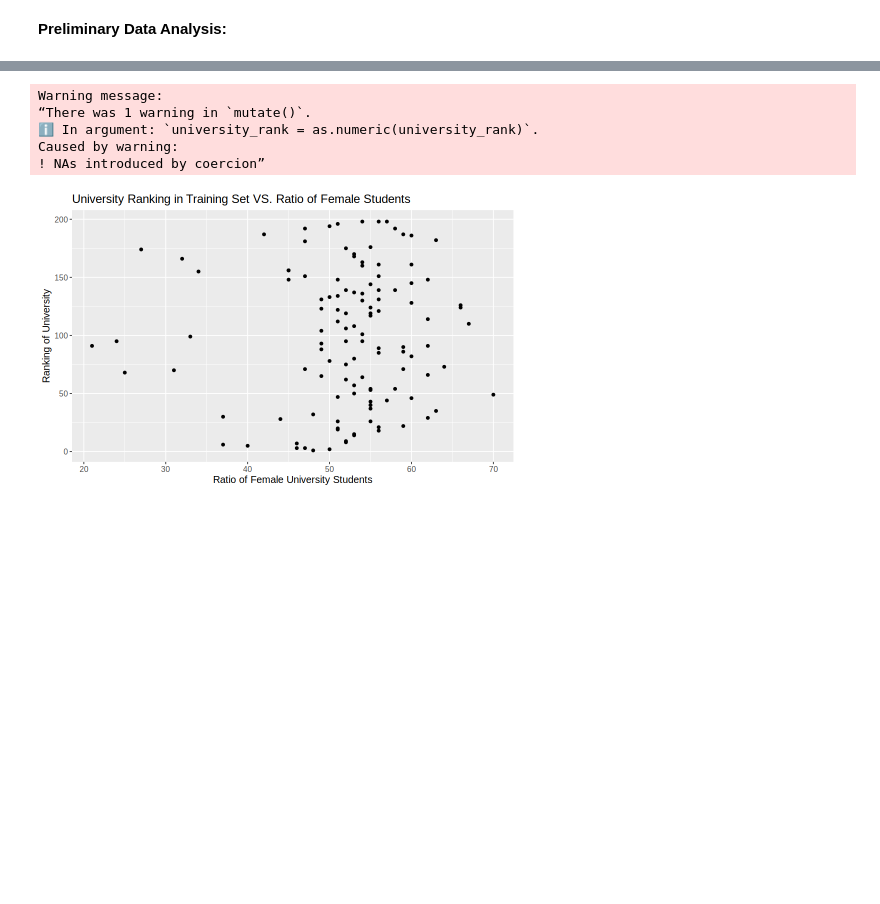
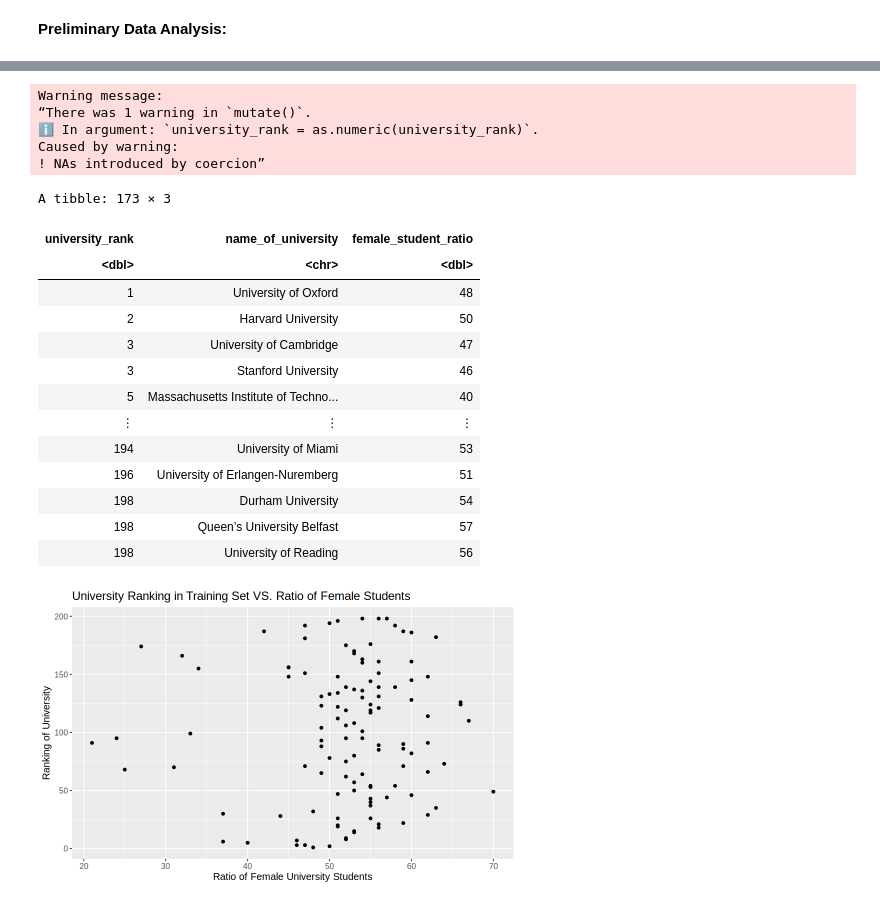
Before and after one commit to petercmh01/DSCI_004_Group_36, a Jupyter notebook: Project_Proposal_36.ipynb, the cells around one changed output, grey strips where cells are left out. Cells and saved outputs as stored; diff of their text form; code cells hidden in the pictures; blank space fills up the shorter version.

```diff
--- a/Project_Proposal_36.ipynb
+++ b/Project_Proposal_36.ipynb
@@ -82,33 +97,48 @@ university_rename <- university_data |> #rename relevant columns
         "number_of_students" = "No of student",
         "number_students_per_staff" = "No of student per staff",
         "international_students" = "International Student",
         "femalemale_ratio" = "Female:Male Ratio"
     )
 
 university_student_stats <- university_rename |> #create tibble with only relvant columns
     select(university_rank, name_of_university, number_of_students, number_students_per_staff,
            international_students, femalemale_ratio) |>
     filter(university_rank != "Reporter") |> #filter out unranked universities
     filter(complete.cases(femalemale_ratio)) |> #filter out universities that did not report a student ratio
     mutate(university_rank = as.numeric(university_rank)) |>
     drop_na(university_rank) #filter out universities whose ranks are ranges (eg. 201-250)
 
 university_separate <- university_student_stats |> #separate male and female student ratio into two columns
     separate(
         col = femalemale_ratio,
         into = c("female_student_ratio", "male_student_ratio"),
         sep = ":") |>
    mutate(female_student_ratio = as.numeric(female_student_ratio))
 
 #separate tibble with only univeristy rank, name and female student ratio
 university_female <- university_separate |>
     select(university_rank, name_of_university, female_student_ratio)
+university_female
 # %% [output]
 Warning message:
 “There was 1 warning in `mutate()`.
 ℹ In argument: `university_rank = as.numeric(university_rank)`.
 Caused by warning:
 ! NAs introduced by coercion”
+A tibble: 173 × 3
+| university_rank | name_of_university | female_student_ratio |
+| <dbl> | <chr> | <dbl> |
+| 1 | University of Oxford | 48 |
+| 2 | Harvard University | 50 |
+| 3 | University of Cambridge | 47 |
+| 3 | Stanford University | 46 |
+| 5 | Massachusetts Institute of Techno... | 40 |
+| ⋮ | ⋮ | ⋮ |
+| 194 | University of Miami | 53 |
+| 196 | University of Erlangen-Nuremberg | 51 |
+| 198 | Durham University | 54 |
+| 198 | Queen’s University Belfast | 57 |
+| 198 | University of Reading | 56 |
 # %%
 #split data into training and testing sets
 set.seed(2023) #set seed DO NOT CHANGE!
```
Also changed, not shown: parts of 4 cells of this notebook.
